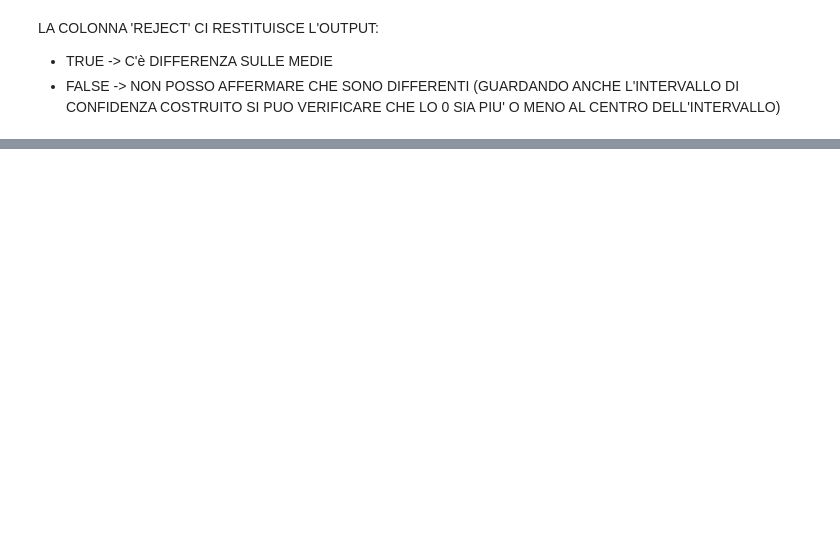
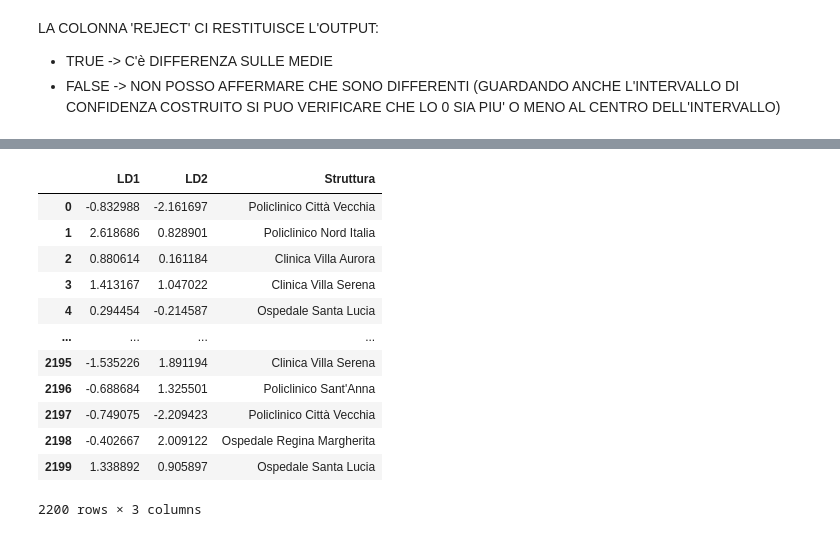
Before and after one commit to fuma92-da/discriminante, a Jupyter notebook: analisi_strutture_ospedaliere.ipynb, the cells around one changed output, grey strips where cells are left out. Drawn from its saved outputs; the diff is of its cells as text; code cells hidden in the pictures; blank space fills up the shorter version.

```diff
--- a/analisi_strutture_ospedaliere.ipynb
+++ b/analisi_strutture_ospedaliere.ipynb
@@ -544,0 +684,19 @@ LA COLONNA 'REJECT' CI RESTITUISCE L'OUTPUT:
+# %%
+mappa = punteggi_lda[["LD1", "LD2"]].copy()                  # prendo i punteggi dei pazienti solo su LD1 e LD2
+mappa["LD2"] = -mappa["LD2"]                                 # inverto LD2: salire sul grafico = più comfort
+mappa["Struttura"] = y                                       # aggiungo la struttura di ogni paziente
+mappa
+# %% [output]
+|  | LD1 | LD2 | Struttura |
+| 0 | -0.832988 | -2.161697 | Policlinico Città Vecchia |
+| 1 | 2.618686 | 0.828901 | Policlinico Nord Italia |
+| 2 | 0.880614 | 0.161184 | Clinica Villa Aurora |
+| 3 | 1.413167 | 1.047022 | Clinica Villa Serena |
+| 4 | 0.294454 | -0.214587 | Ospedale Santa Lucia |
+| ... | ... | ... | ... |
+| 2195 | -1.535226 | 1.891194 | Clinica Villa Serena |
+| 2196 | -0.688684 | 1.325501 | Policlinico Sant'Anna |
+| 2197 | -0.749075 | -2.209423 | Policlinico Città Vecchia |
+| 2198 | -0.402667 | 2.009122 | Ospedale Regina Margherita |
+| 2199 | 1.338892 | 0.905897 | Ospedale Santa Lucia |
+2200 rows × 3 columns
```
Also changed, not shown: parts of 16 cells of this notebook.
